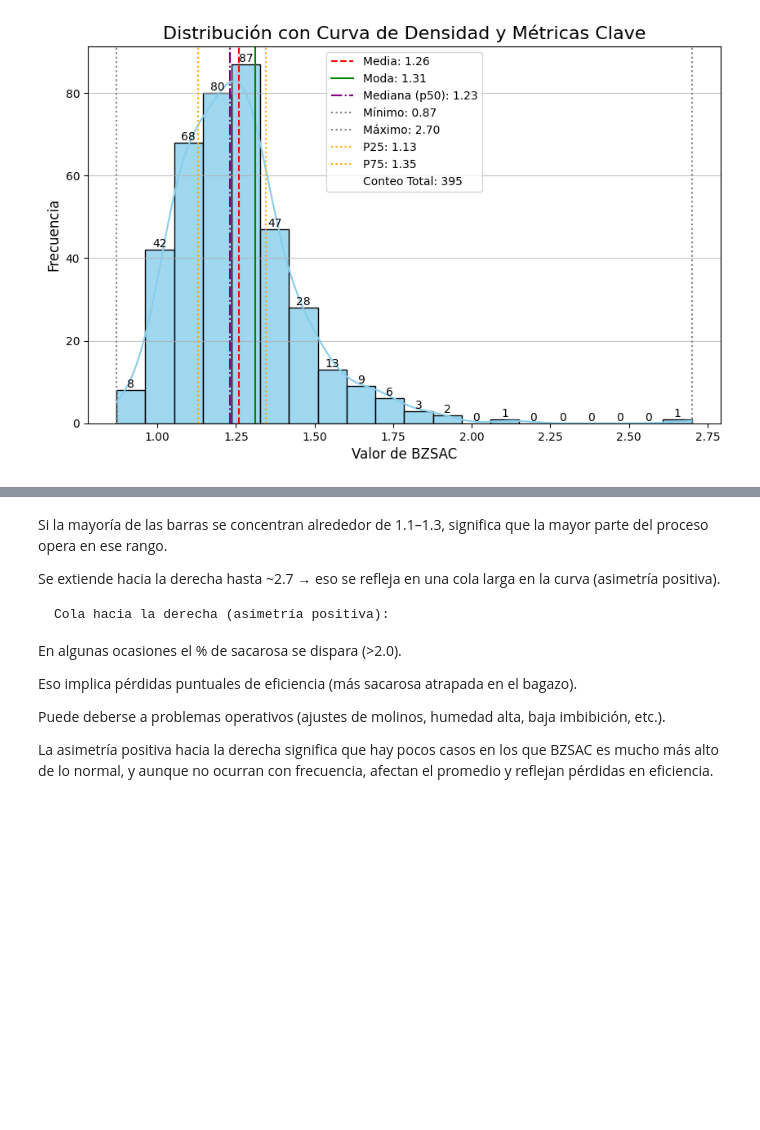
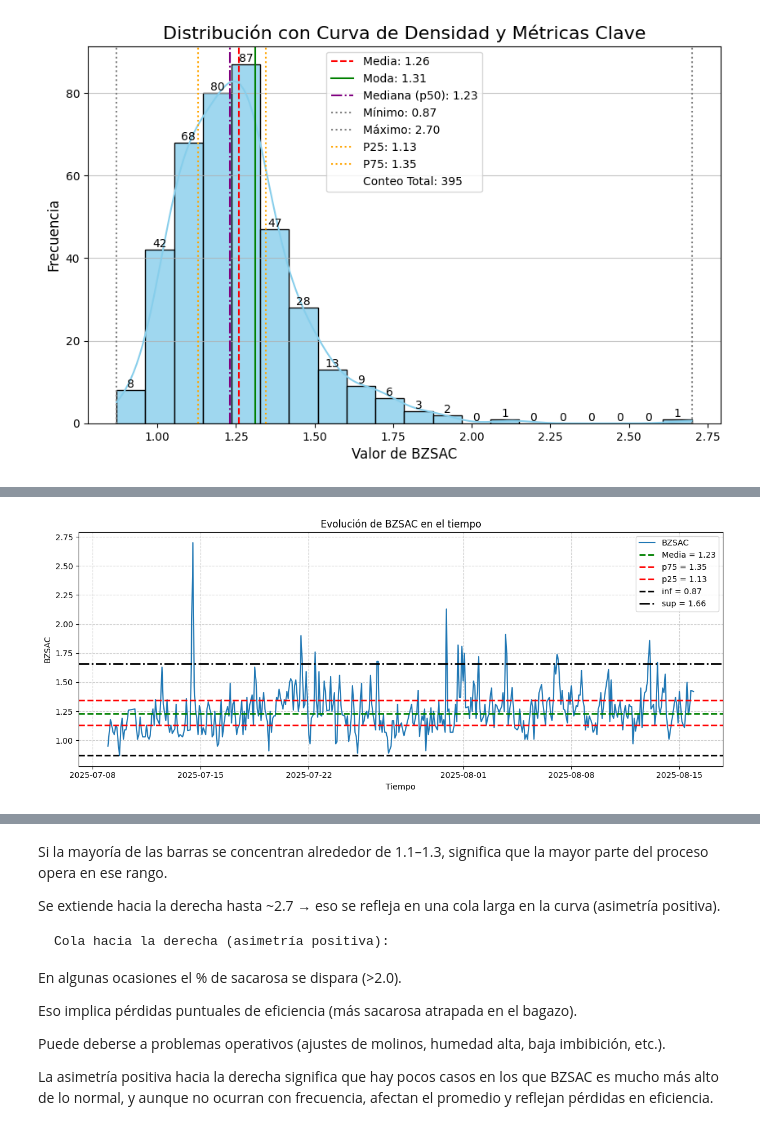
Before and after one commit to juanseo/ICESI_AnalisisDatos1_Sacarosa, a Jupyter notebook: analisisunivariado.ipynb, the cells around one changed output, grey strips where cells are left out. Cells and saved outputs as stored; diff of their text form; code cells hidden in the pictures; blank space fills up the shorter version.

```diff
--- a/analisisunivariado.ipynb
+++ b/analisisunivariado.ipynb
@@ -375,3 +375,26 @@ min        0.870000
 max        2.700000
 Name: BZSAC, dtype: float64
+# %%
+
+# --- 4. Calcular media
+mean_bzsac = bzsac_clean.mean()
+
+# --- 5. Graficar
+plt.figure(figsize=(12,5))
+plt.plot(bzsac_clean.index, bzsac_clean, linestyle="-", label="BZSAC")
+plt.axhline(p50, color="green", linestyle="--", linewidth=2, label=f"Media = {p50:.2f}")
+plt.axhline(p75, color="red", linestyle="--", linewidth=2, label=f"p75 = {p75:.2f}")
+plt.axhline(p25, color="red", linestyle="--", linewidth=2, label=f"p25 = {p25:.2f}")
+plt.axhline(lower, color="black", linestyle="--", linewidth=2, label=f"inf = {lower:.2f}")
+plt.axhline(upper, color="black", linestyle="-.", linewidth=2, label=f"sup = {upper:.2f}")
+
+plt.title("Evolución de BZSAC en el tiempo")
+plt.xlabel("Tiempo")
+plt.ylabel("BZSAC")
+plt.legend()
+plt.grid(True, linestyle="--", alpha=0.6)
+plt.tight_layout()
+plt.show()
+# %% [output]
+[figure, added]
 # %% [markdown]
```
Also changed, not shown: parts of 7 cells of this notebook.
